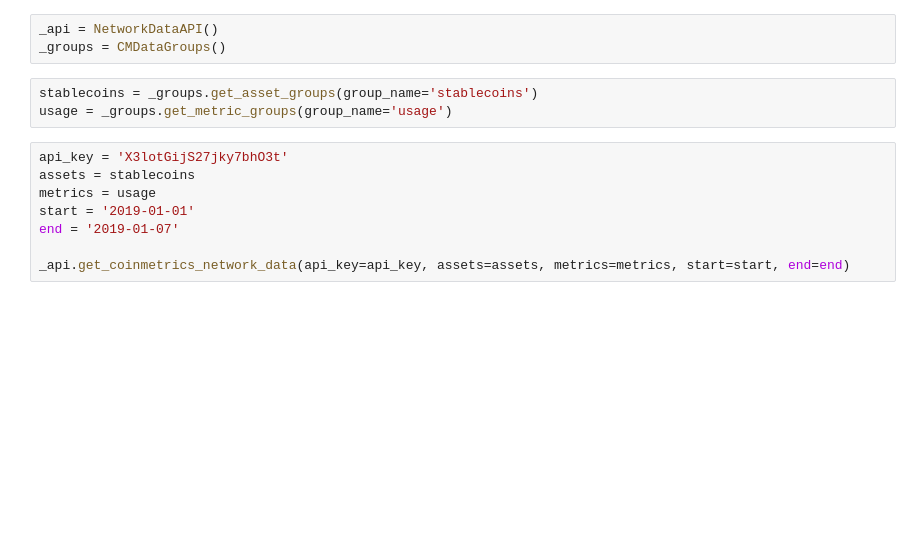
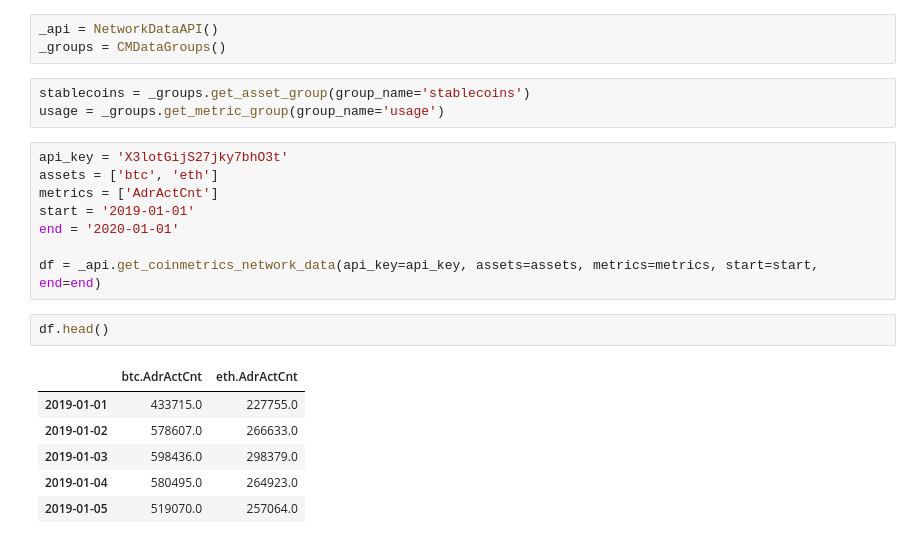
Before and after one commit to 0x2b543c/0xv8l422, a Jupyter notebook: notebooks/Testing Grounds.ipynb, the cells around one changed output. Cells and saved outputs as stored; diff of their text form; blank space fills up the shorter version.

```diff
--- a/notebooks/Testing Grounds.ipynb
+++ b/notebooks/Testing Grounds.ipynb
@@ -12,13 +11,22 @@ SyntaxError: invalid syntax (CMDataGroups.py, line 8)
 _api = NetworkDataAPI()
 _groups = CMDataGroups()
 # %%
-stablecoins = _groups.get_asset_groups(group_name='stablecoins')
-usage = _groups.get_metric_groups(group_name='usage')
+stablecoins = _groups.get_asset_group(group_name='stablecoins')
+usage = _groups.get_metric_group(group_name='usage')
 # %%
 api_key = 'X3lotGijS27jky7bhO3t'
-assets = stablecoins
-metrics = usage
+assets = ['btc', 'eth']
+metrics = ['AdrActCnt']
 start = '2019-01-01'
-end = '2019-01-07'
+end = '2020-01-01'
 
-_api.get_coinmetrics_network_data(api_key=api_key, assets=assets, metrics=metrics, start=start, end=end)
+df = _api.get_coinmetrics_network_data(api_key=api_key, assets=assets, metrics=metrics, start=start, end=end)
+# %%
+df.head()
+# %% [output]
+|  | btc.AdrActCnt | eth.AdrActCnt |
+| 2019-01-01 | 433715.0 | 227755.0 |
+| 2019-01-02 | 578607.0 | 266633.0 |
+| 2019-01-03 | 598436.0 | 298379.0 |
+| 2019-01-04 | 580495.0 | 264923.0 |
+| 2019-01-05 | 519070.0 | 257064.0 |
```
Also changed, not shown: parts of 3 cells of this notebook, 14 other files.
